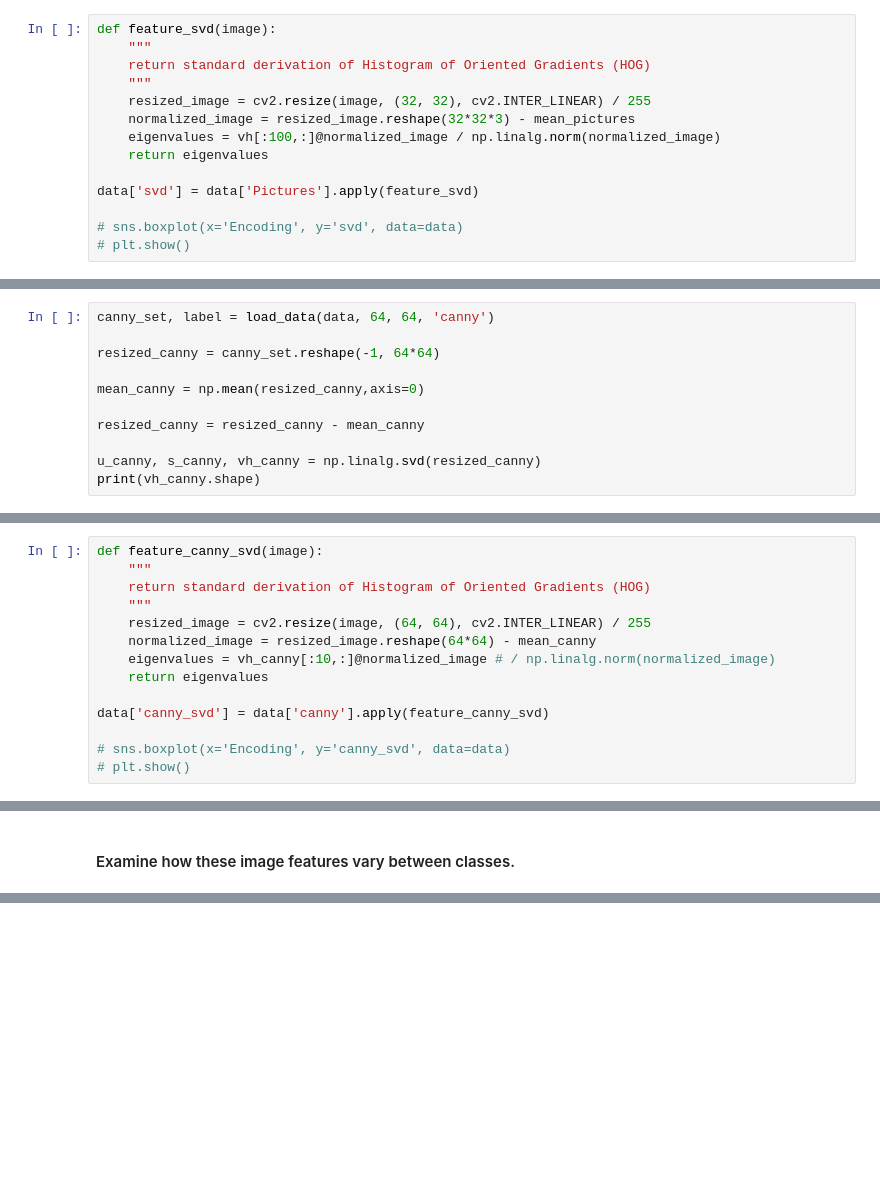
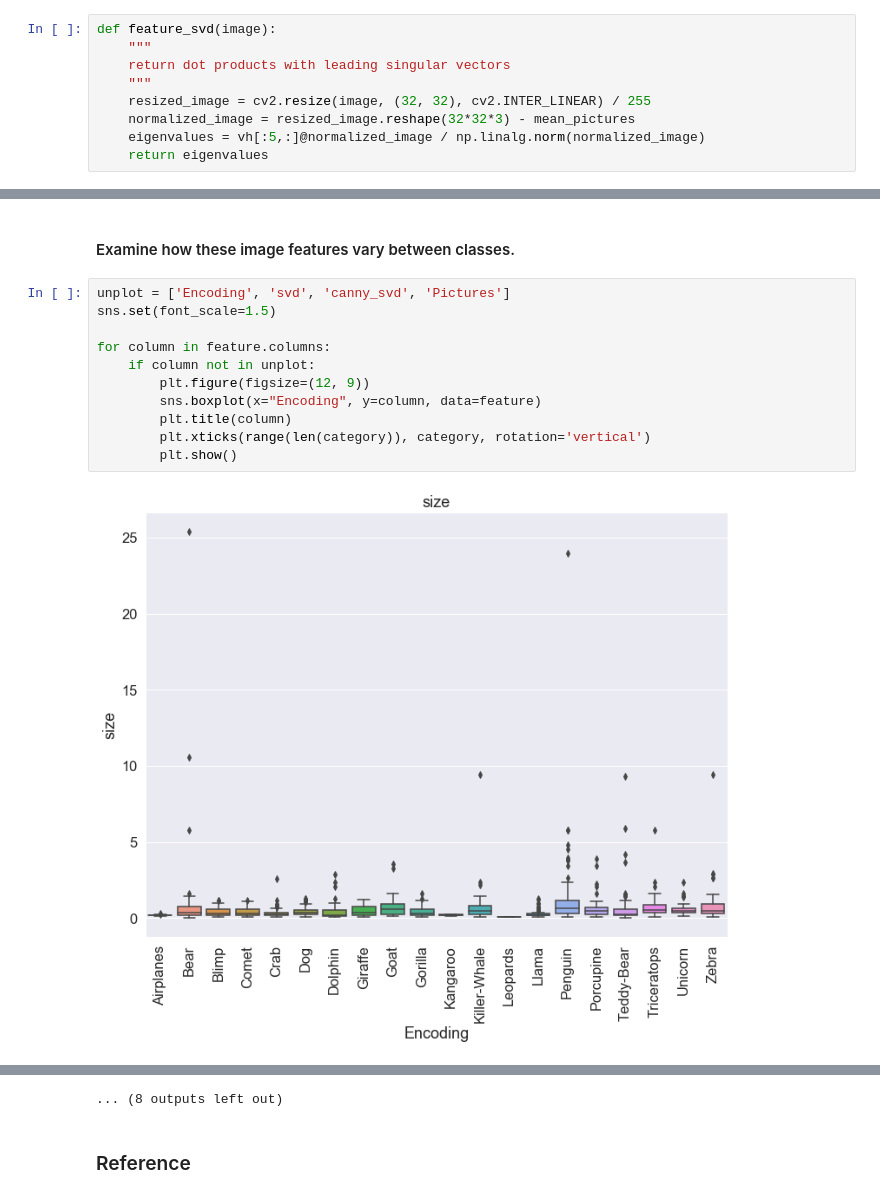
Before and after one commit to LinjianMa/DS100-final-project, a Jupyter notebook: GradProject_NB2.ipynb, the cells around one changed output, grey strips where cells are left out. Saved outputs shown, nothing was run; the diff lists cells and outputs as text; blank space fills up the shorter version.

```diff
--- a/GradProject_NB2.ipynb
+++ b/GradProject_NB2.ipynb
@@ -411,15 +288,10 @@ print(vh[:100,:].shape)
 # %%
 def feature_svd(image):
     """
-    return standard derivation of Histogram of Oriented Gradients (HOG)
+    return dot products with leading singular vectors
     """
     resized_image = cv2.resize(image, (32, 32), cv2.INTER_LINEAR) / 255
     normalized_image = resized_image.reshape(32*32*3) - mean_pictures
-    eigenvalues = vh[:100,:]@normalized_image / np.linalg.norm(normalized_image)
+    eigenvalues = vh[:5,:]@normalized_image / np.linalg.norm(normalized_image)
     return eigenvalues
-
-data['svd'] = data['Pictures'].apply(feature_svd)
-
-# sns.boxplot(x='Encoding', y='svd', data=data)
-# plt.show()
 # %%
@@ -446,11 +316,0 @@ print(data.iloc[410]['canny'].shape)
-# %%
-canny_set, label = load_data(data, 64, 64, 'canny')
-
-resized_canny = canny_set.reshape(-1, 64*64)
-
-mean_canny = np.mean(resized_canny,axis=0)
-
-resized_canny = resized_canny - mean_canny
-
-u_canny, s_canny, vh_canny = np.linalg.svd(resized_canny)
-print(vh_canny.shape)
@@ -460,14 +316,0 @@ Reading training images
-# %%
-def feature_canny_svd(image):
-    """
-    return standard derivation of Histogram of Oriented Gradients (HOG)
-    """
-    resized_image = cv2.resize(image, (64, 64), cv2.INTER_LINEAR) / 255
-    normalized_image = resized_image.reshape(64*64) - mean_canny
-    eigenvalues = vh_canny[:10,:]@normalized_image # / np.linalg.norm(normalized_image)
-    return eigenvalues
-
-data['canny_svd'] = data['canny'].apply(feature_canny_svd)
-
-# sns.boxplot(x='Encoding', y='canny_svd', data=data)
-# plt.show()
@@ -528,2 +373,15 @@ map directly to c-types [inferred_type->mixed,key->block1_values] [items->['Pict
 # %% [markdown]
 #### Examine how these image features vary between classes.
+# %%
+unplot = ['Encoding', 'svd', 'canny_svd', 'Pictures']
+sns.set(font_scale=1.5)
+
+for column in feature.columns:
+    if column not in unplot:
+        plt.figure(figsize=(12, 9))
+        sns.boxplot(x="Encoding", y=column, data=feature)
+        plt.title(column)
+        plt.xticks(range(len(category)), category, rotation='vertical')
+        plt.show()
+# %% [output]
+[figure, added]
@@ -529,0 +399,3 @@ map directly to c-types [inferred_type->mixed,key->block1_values] [items->['Pict
+... (8 outputs left out)
+# %% [markdown]
+### Reference
```
Also changed, not shown: parts of 41 cells of this notebook.
